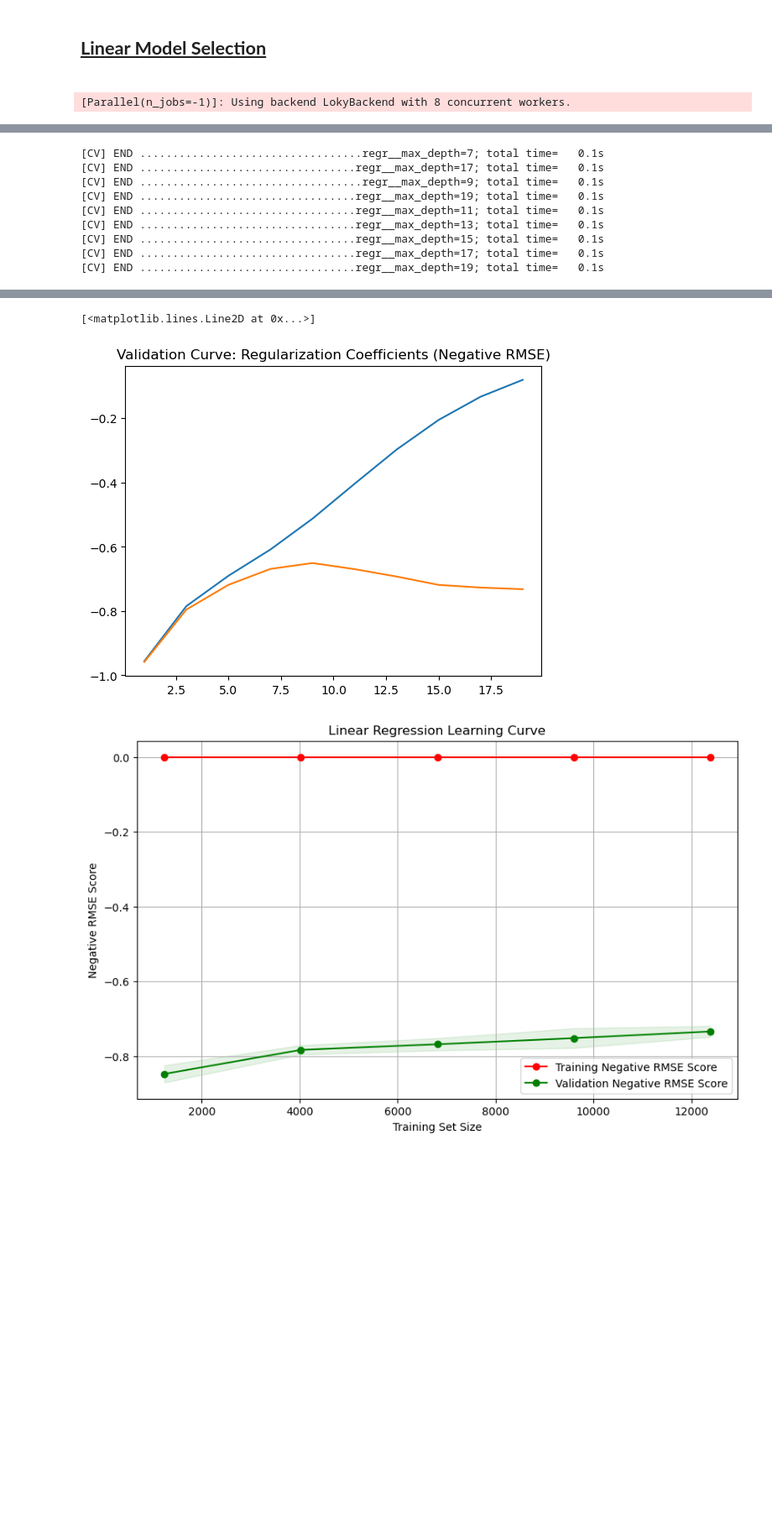
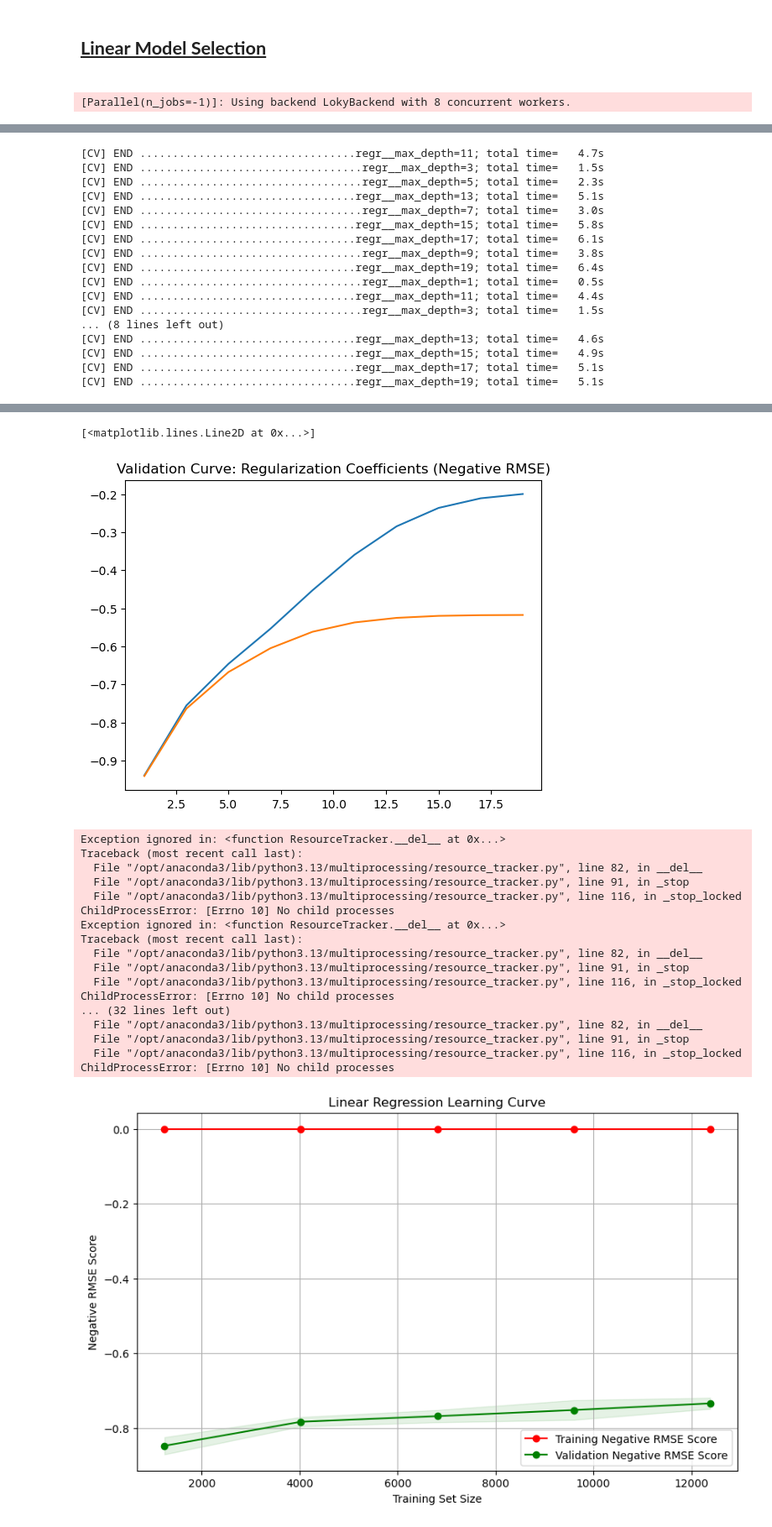
Before and after one commit to J-M-Bell/CaliforniaHousingModel, a Jupyter notebook: CaliforniaHousingModel.ipynb, the cells around one changed output, grey strips where cells are left out. Shown at 84% size. Drawn from its saved outputs; the diff is of its cells as text; code cells hidden in the pictures; blank space fills up the shorter version.

Commit message:
CaliforniaHousingModel - ran validation curve for DecisionTreeRegressor and RandomForestRegressor

```diff
--- a/CaliforniaHousingModel.ipynb
+++ b/CaliforniaHousingModel.ipynb
@@ -116,7 +117,7 @@ lr_pipeline = Pipeline(
     [
         # ("pf", PolynomialFeatures(degree=3)),
         ("scale", StandardScaler()),
-        ("regr", DecisionTreeRegressor())
+        ("regr", RandomForestRegressor())
     ]
 )
 depths = list(range(1, 21, 2))
@@ -154,9 +155,17 @@ plt.plot(depths, validation_scores_mean)
-[CV] END ..................................regr__max_depth=7; total time=   0.1s
-[CV] END .................................regr__max_depth=17; total time=   0.1s
-[CV] END ..................................regr__max_depth=9; total time=   0.1s
-[CV] END .................................regr__max_depth=19; total time=   0.1s
-[CV] END .................................regr__max_depth=11; total time=   0.1s
-[CV] END .................................regr__max_depth=13; total time=   0.1s
-[CV] END .................................regr__max_depth=15; total time=   0.1s
-[CV] END .................................regr__max_depth=17; total time=   0.1s
-[CV] END .................................regr__max_depth=19; total time=   0.1s
+[CV] END .................................regr__max_depth=11; total time=   4.7s
+[CV] END ..................................regr__max_depth=3; total time=   1.5s
+[CV] END ..................................regr__max_depth=5; total time=   2.3s
+[CV] END .................................regr__max_depth=13; total time=   5.1s
+[CV] END ..................................regr__max_depth=7; total time=   3.0s
+[CV] END .................................regr__max_depth=15; total time=   5.8s
+[CV] END .................................regr__max_depth=17; total time=   6.1s
+[CV] END ..................................regr__max_depth=9; total time=   3.8s
+[CV] END .................................regr__max_depth=19; total time=   6.4s
+[CV] END ..................................regr__max_depth=1; total time=   0.5s
+[CV] END .................................regr__max_depth=11; total time=   4.4s
+[CV] END ..................................regr__max_depth=3; total time=   1.5s
+... (8 lines left out)
+[CV] END .................................regr__max_depth=13; total time=   4.6s
+[CV] END .................................regr__max_depth=15; total time=   4.9s
+[CV] END .................................regr__max_depth=17; total time=   5.1s
+[CV] END .................................regr__max_depth=19; total time=   5.1s
@@ -164,5 +173,22 @@ plt.plot(depths, validation_scores_mean)
 [<matplotlib.lines.Line2D at 0x...>]
-[figure, old version]
+[figure, new version]
+Exception ignored in: <function ResourceTracker.__del__ at 0x...>
+Traceback (most recent call last):
+  File "/opt/anaconda3/lib/python3.13/multiprocessing/resource_tracker.py", line 82, in __del__
+  File "/opt/anaconda3/lib/python3.13/multiprocessing/resource_tracker.py", line 91, in _stop
+  File "/opt/anaconda3/lib/python3.13/multiprocessing/resource_tracker.py", line 116, in _stop_locked
+ChildProcessError: [Errno 10] No child processes
+Exception ignored in: <function ResourceTracker.__del__ at 0x...>
+Traceback (most recent call last):
+  File "/opt/anaconda3/lib/python3.13/multiprocessing/resource_tracker.py", line 82, in __del__
+  File "/opt/anaconda3/lib/python3.13/multiprocessing/resource_tracker.py", line 91, in _stop
+  File "/opt/anaconda3/lib/python3.13/multiprocessing/resource_tracker.py", line 116, in _stop_locked
+ChildProcessError: [Errno 10] No child processes
+... (32 lines left out)
+  File "/opt/anaconda3/lib/python3.13/multiprocessing/resource_tracker.py", line 82, in __del__
+  File "/opt/anaconda3/lib/python3.13/multiprocessing/resource_tracker.py", line 91, in _stop
+  File "/opt/anaconda3/lib/python3.13/multiprocessing/resource_tracker.py", line 116, in _stop_locked
+ChildProcessError: [Errno 10] No child processes
 # %%
 lr_train_sizes, lr_train_scores, lr_validation_scores = learning_curve(
     lr_pipeline,
```
Also changed, not shown: parts of 2 cells of this notebook.
